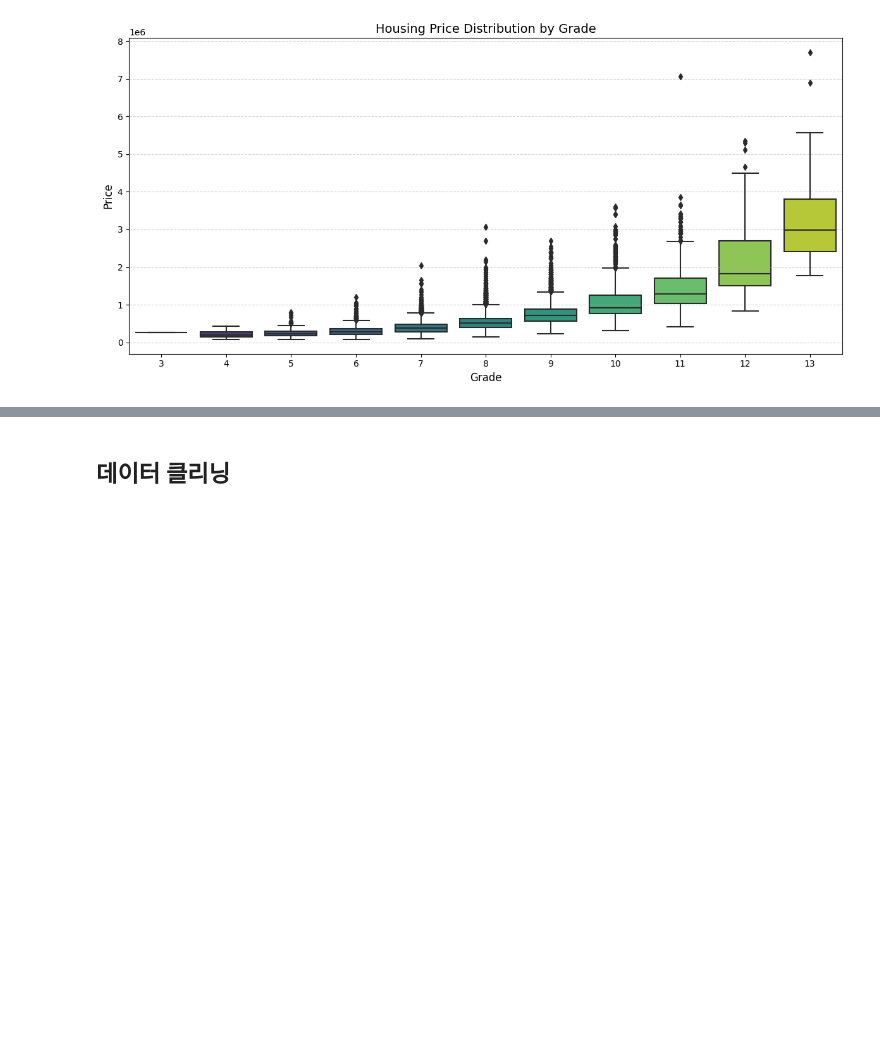
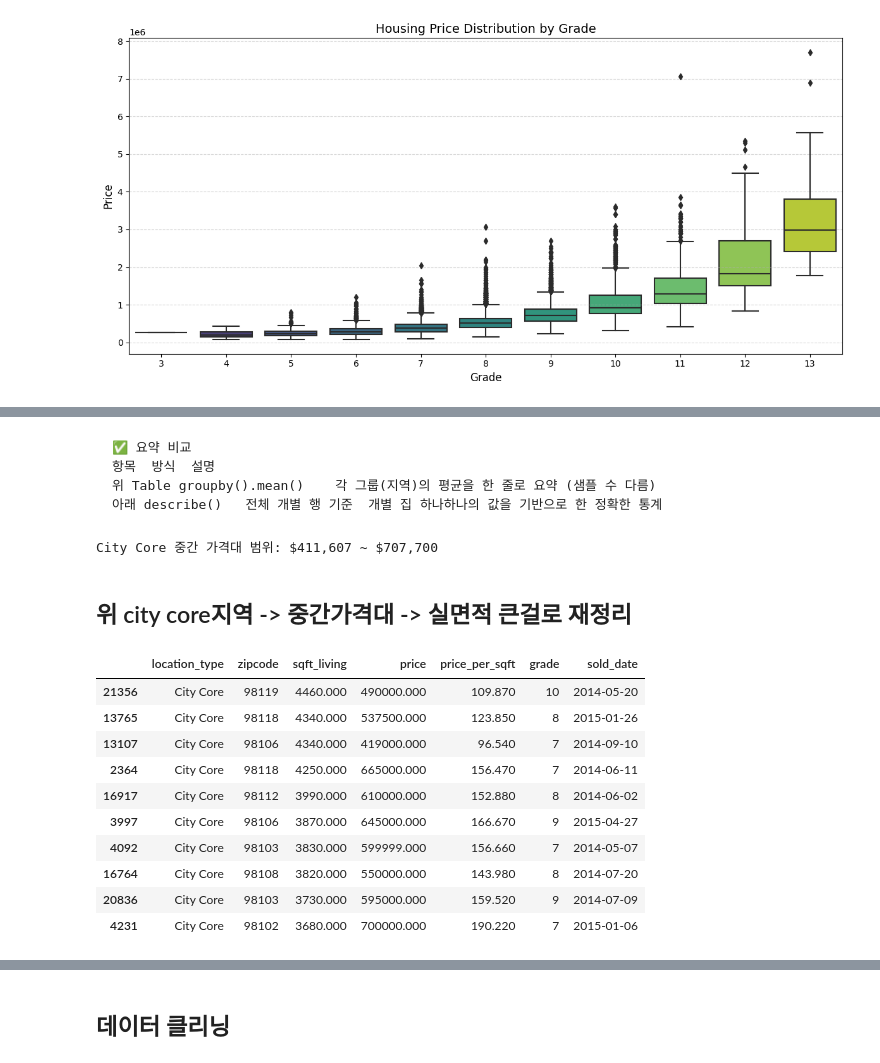
Before and after one commit to gracelee087/king-county-housing-eda, a Jupyter notebook: EDA.ipynb, the cells around one changed output, grey strips where cells are left out. Cells and saved outputs as stored; diff of their text form; code cells hidden in the pictures; blank space fills up the shorter version.

````diff
--- a/EDA.ipynb
+++ b/EDA.ipynb
@@ -244,0 +300,6 @@ plt.show()
+# %%
+# City Core 데이터만 필터링
+city_core_df = df[df["location_type"] == "City Core"]
+
+# City Core의 가격 통계 요약
+city_core_df["price"].describe().apply(lambda x: round(x, 2))
@@ -244,0 +316,39 @@ plt.show()
+# %% [markdown]
+```
+✅ 요약 비교
+항목	방식	설명
+위 Table	groupby().mean()	각 그룹(지역)의 평균을 한 줄로 요약 (샘플 수 다름)
+아래 describe()	전체 개별 행 기준	개별 집 하나하나의 값을 기반으로 한 정확한 통계
+```
+# %%
+q1 = city_core_df["price"].quantile(0.25)
+q3 = city_core_df["price"].quantile(0.75)
+
+print(f"City Core 중간 가격대 범위: ${int(q1):,} ~ ${int(q3):,}")
+# %% [output]
+City Core 중간 가격대 범위: $411,607 ~ $707,700
+# %% [markdown]
+## 위 city core지역 -> 중간가격대 -> 실면적 큰걸로 재정리 ##
+# %%
+mid_price_df = city_core_df[
+    (city_core_df["price"] >= q1) &
+    (city_core_df["price"] <= q3)
+].copy()
+# %%
+# 2. 면적 기준으로 정렬
+sorted_df = mid_price_df.sort_values("sqft_living", ascending=False)
+
+# 3. 결과 확인
+sorted_df[["location_type","zipcode", "sqft_living", "price", "price_per_sqft", "grade", "sold_date"]].head(10)
+# %% [output]
+|  | location_type | zipcode | sqft_living | price | price_per_sqft | grade | sold_date |
+| 21356 | City Core | 98119 | 4460.000 | 490000.000 | 109.870 | 10 | 2014-05-20 |
+| 13765 | City Core | 98118 | 4340.000 | 537500.000 | 123.850 | 8 | 2015-01-26 |
+| 13107 | City Core | 98106 | 4340.000 | 419000.000 | 96.540 | 7 | 2014-09-10 |
+| 2364 | City Core | 98118 | 4250.000 | 665000.000 | 156.470 | 7 | 2014-06-11 |
+| 16917 | City Core | 98112 | 3990.000 | 610000.000 | 152.880 | 8 | 2014-06-02 |
+| 3997 | City Core | 98106 | 3870.000 | 645000.000 | 166.670 | 9 | 2015-04-27 |
+| 4092 | City Core | 98103 | 3830.000 | 599999.000 | 156.660 | 7 | 2014-05-07 |
+| 16764 | City Core | 98108 | 3820.000 | 550000.000 | 143.980 | 8 | 2014-07-20 |
+| 20836 | City Core | 98103 | 3730.000 | 595000.000 | 159.520 | 9 | 2014-07-09 |
+| 4231 | City Core | 98102 | 3680.000 | 700000.000 | 190.220 | 7 | 2015-01-06 |
````
Also changed, not shown: parts of 24 cells of this notebook.
